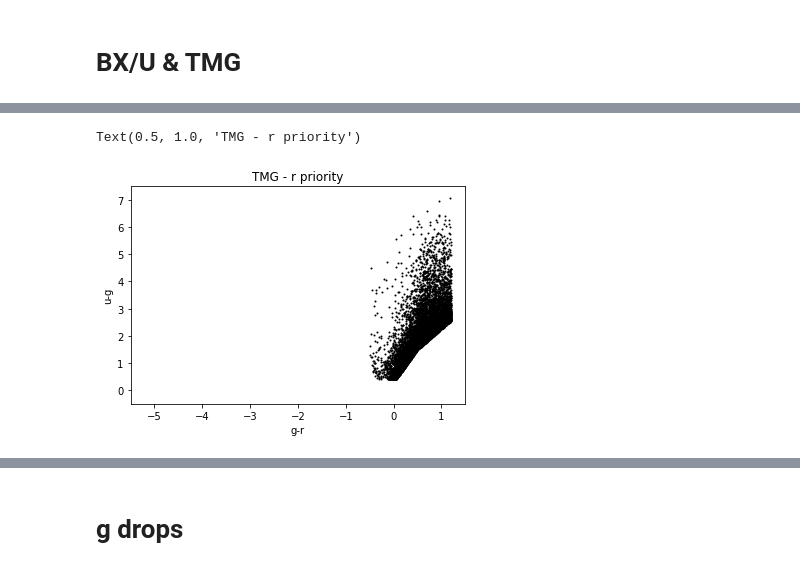
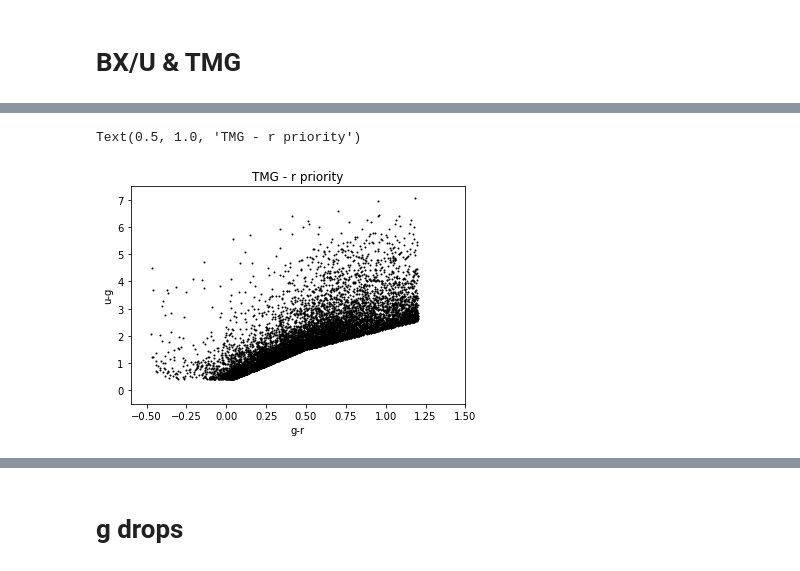
Before and after one commit to michaelJwilson/DESILBG, a Jupyter notebook: gold/vet.ipynb, the cells around one changed output, grey strips where cells are left out. Cells and saved outputs as stored; diff of their text form; code cells hidden in the pictures.

```diff
--- a/gold/vet.ipynb
+++ b/gold/vet.ipynb
@@ -42,10 +129,10 @@ Text(0.5, 1.0, 'BX/U/NONDETECT')
 # %%
 pl.plot(tmg['g'] - tmg['r'], tmg['u'] - tmg['g'], marker='.', lw=0.0, c='k', markersize=2)
-pl.xlim(-5.5, 1.5)
+pl.xlim(-0.6, 1.5)
 pl.ylim(-0.5, 7.5)
 pl.xlabel('g-r')
 pl.ylabel('u-g')
 pl.title('TMG - r priority')
 # %% [output]
 Text(0.5, 1.0, 'TMG - r priority')
-[figure, old version]
+[figure, new version]
```
Also changed, not shown: parts of 29 cells of this notebook, 14 other files.
